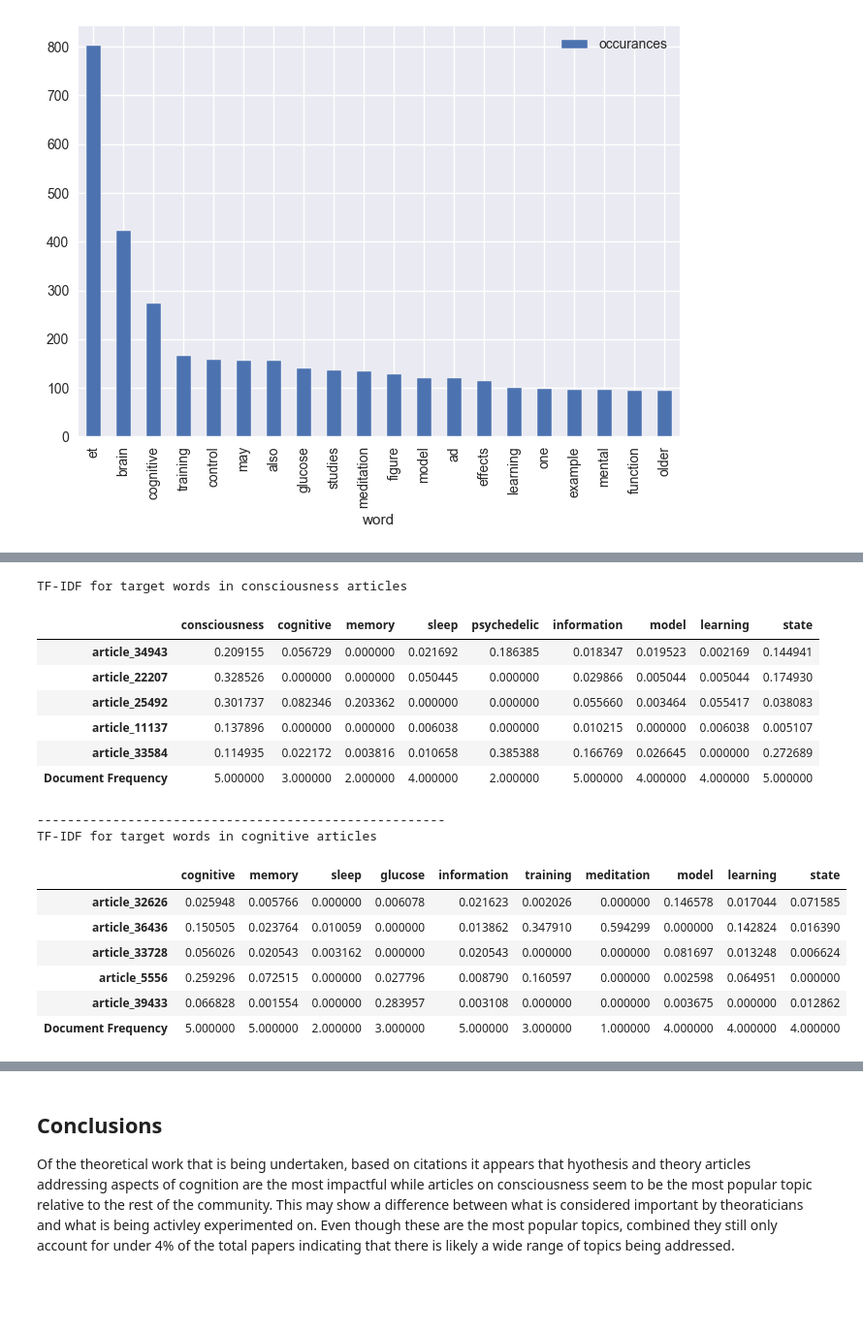
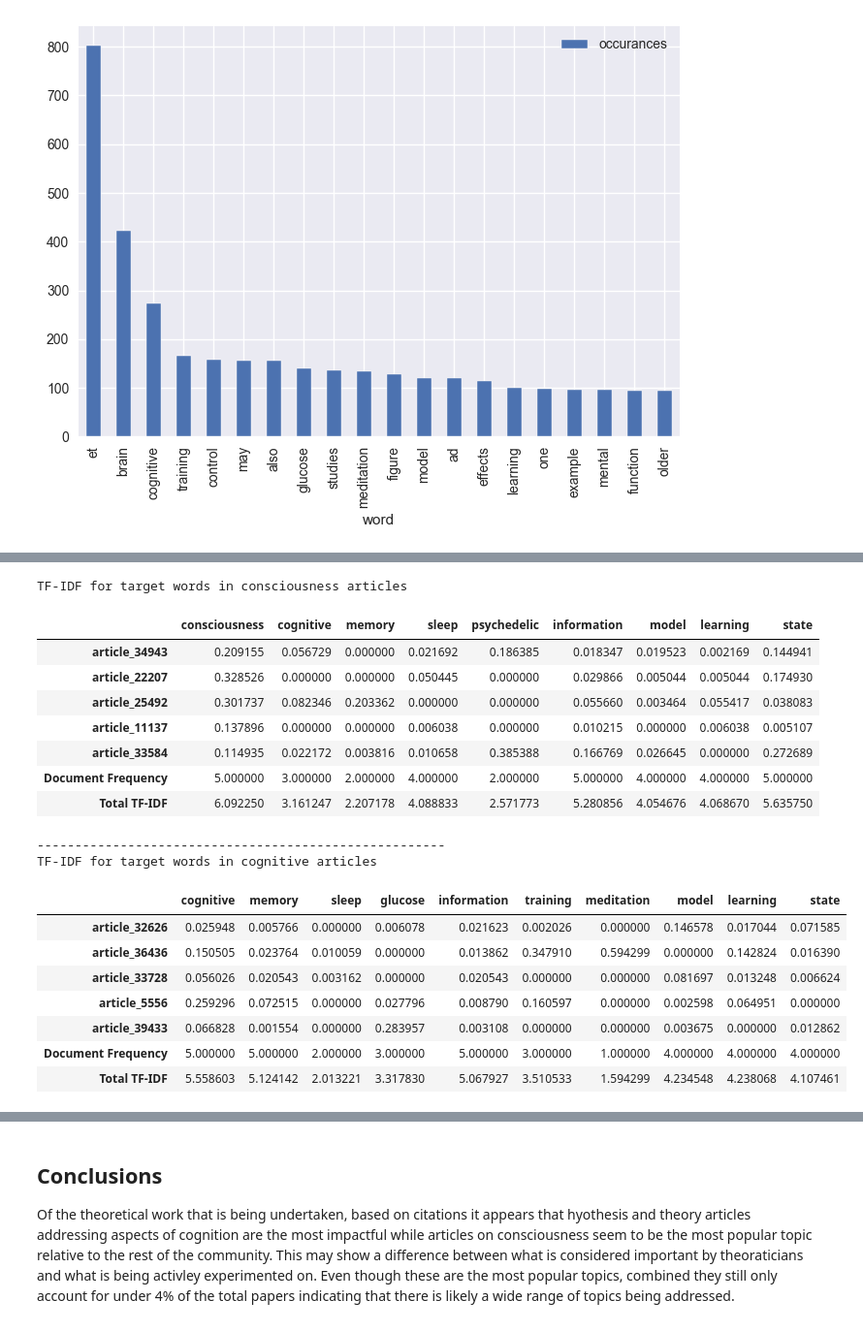
Before and after one commit to joshdev1/Frontiers, a Jupyter notebook: main_analysis/main_analysis.ipynb, the cells around one changed output, grey strips where cells are left out. Shown: that part at 97% size. Cells and saved outputs as stored; diff of their text form; code cells hidden in the pictures; blank space fills up the shorter version.

```diff
--- a/main_analysis/main_analysis.ipynb
+++ b/main_analysis/main_analysis.ipynb
@@ -774,11 +754,10 @@ cognition_article_ids = ["article_32626", "article_36436", "article_33728", "art
 def get_tfidf_df(article_text, article_ids):
     tfidf_vectorizer = TfidfVectorizer(stop_words='english')
     tfidf_vector = tfidf_vectorizer.fit_transform(article_text)
-
     tfidf_vectorizer.get_feature_names_out()
-
     tfidf_df = pd.DataFrame(tfidf_vector.toarray(), index=article_ids, columns=tfidf_vectorizer.get_feature_names_out())
     tfidf_df.loc['Document Frequency'] = (tfidf_df > 0).sum()
+    tfidf_df.loc['Total TF-IDF '] = tfidf_df.sum(axis=0)
     return tfidf_df
 # %%
 con_tfidf_df = get_tfidf_df(get_article_text(conscious_article_html), consciousness_article_ids)
@@ -786,34 +765,37 @@ cog_tfidf_df = get_tfidf_df(get_article_text(cognition_article_html), cognition_
 # %%
 def display_target_words_tfidf(tfidf_df, target_words):
     tfidf_slice = tfidf_df[target_words]
-    tfidf_slice.sort_index().round(decimals=2)
+    tfidf_slice.sort_index()
     display(tfidf_slice)
+    return tfidf_slice
 # %%
 con_target_words = ["consciousness", "cognitive", "memory", "sleep", "psychedelic", "information", "model", "learning", "state"]
 cog_target_words = ["cognitive", "memory", "sleep", "glucose", "information", "training", "meditation", "model", "learning", "state"]
 
 print("TF-IDF for target words in consciousness articles")
-display_target_words_tfidf(con_tfidf_df, con_target_words)
+con_tfidf = display_target_words_tfidf(con_tfidf_df, con_target_words)
 
 print("------------------------------------------------------")
 
 print("TF-IDF for target words in cognitive articles")
-display_target_words_tfidf(cog_tfidf_df, cog_target_words)
+cog_tfidf = display_target_words_tfidf(cog_tfidf_df, cog_target_words)
 # %% [output]
 TF-IDF for target words in consciousness articles
 |  | consciousness | cognitive | memory | sleep | psychedelic | information | model | learning | state |
 | article_34943 | 0.209155 | 0.056729 | 0.000000 | 0.021692 | 0.186385 | 0.018347 | 0.019523 | 0.002169 | 0.144941 |
 | article_22207 | 0.328526 | 0.000000 | 0.000000 | 0.050445 | 0.000000 | 0.029866 | 0.005044 | 0.005044 | 0.174930 |
 | article_25492 | 0.301737 | 0.082346 | 0.203362 | 0.000000 | 0.000000 | 0.055660 | 0.003464 | 0.055417 | 0.038083 |
 | article_11137 | 0.137896 | 0.000000 | 0.000000 | 0.006038 | 0.000000 | 0.010215 | 0.000000 | 0.006038 | 0.005107 |
 | article_33584 | 0.114935 | 0.022172 | 0.003816 | 0.010658 | 0.385388 | 0.166769 | 0.026645 | 0.000000 | 0.272689 |
 | Document Frequency | 5.000000 | 3.000000 | 2.000000 | 4.000000 | 2.000000 | 5.000000 | 4.000000 | 4.000000 | 5.000000 |
+| Total TF-IDF | 6.092250 | 3.161247 | 2.207178 | 4.088833 | 2.571773 | 5.280856 | 4.054676 | 4.068670 | 5.635750 |
 ------------------------------------------------------
 TF-IDF for target words in cognitive articles
 |  | cognitive | memory | sleep | glucose | information | training | meditation | model | learning | state |
 | article_32626 | 0.025948 | 0.005766 | 0.000000 | 0.006078 | 0.021623 | 0.002026 | 0.000000 | 0.146578 | 0.017044 | 0.071585 |
 | article_36436 | 0.150505 | 0.023764 | 0.010059 | 0.000000 | 0.013862 | 0.347910 | 0.594299 | 0.000000 | 0.142824 | 0.016390 |
 | article_33728 | 0.056026 | 0.020543 | 0.003162 | 0.000000 | 0.020543 | 0.000000 | 0.000000 | 0.081697 | 0.013248 | 0.006624 |
 | article_5556 | 0.259296 | 0.072515 | 0.000000 | 0.027796 | 0.008790 | 0.160597 | 0.000000 | 0.002598 | 0.064951 | 0.000000 |
 | article_39433 | 0.066828 | 0.001554 | 0.000000 | 0.283957 | 0.003108 | 0.000000 | 0.000000 | 0.003675 | 0.000000 | 0.012862 |
 | Document Frequency | 5.000000 | 5.000000 | 2.000000 | 3.000000 | 5.000000 | 3.000000 | 1.000000 | 4.000000 | 4.000000 | 4.000000 |
+| Total TF-IDF | 5.558603 | 5.124142 | 2.013221 | 3.317830 | 5.067927 | 3.510533 | 1.594299 | 4.234548 | 4.238068 | 4.107461 |
```
Also changed, not shown: parts of 13 cells of this notebook.
